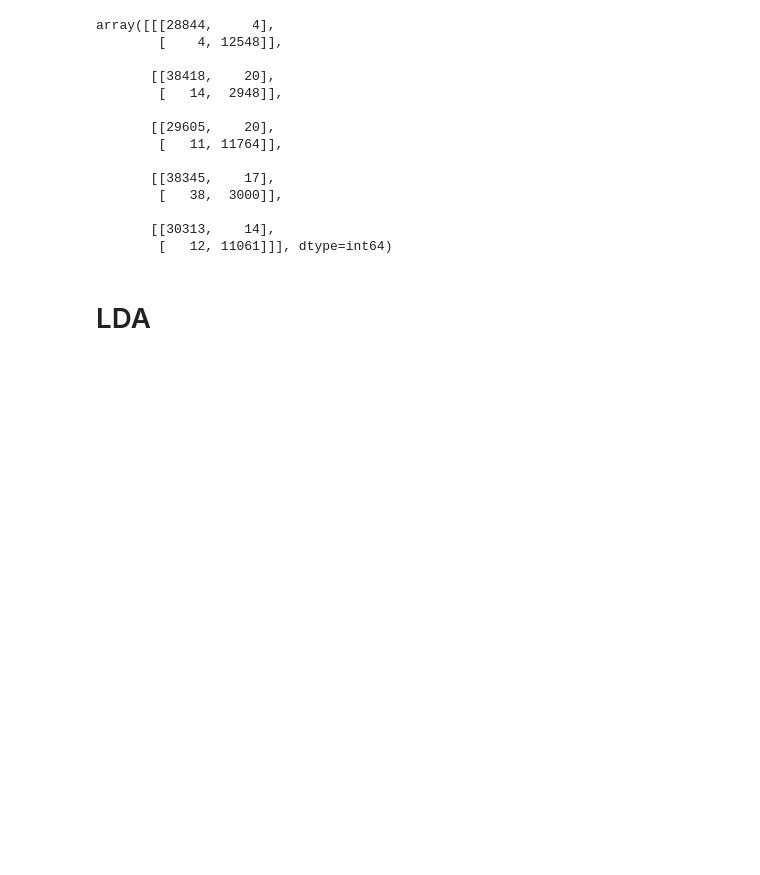
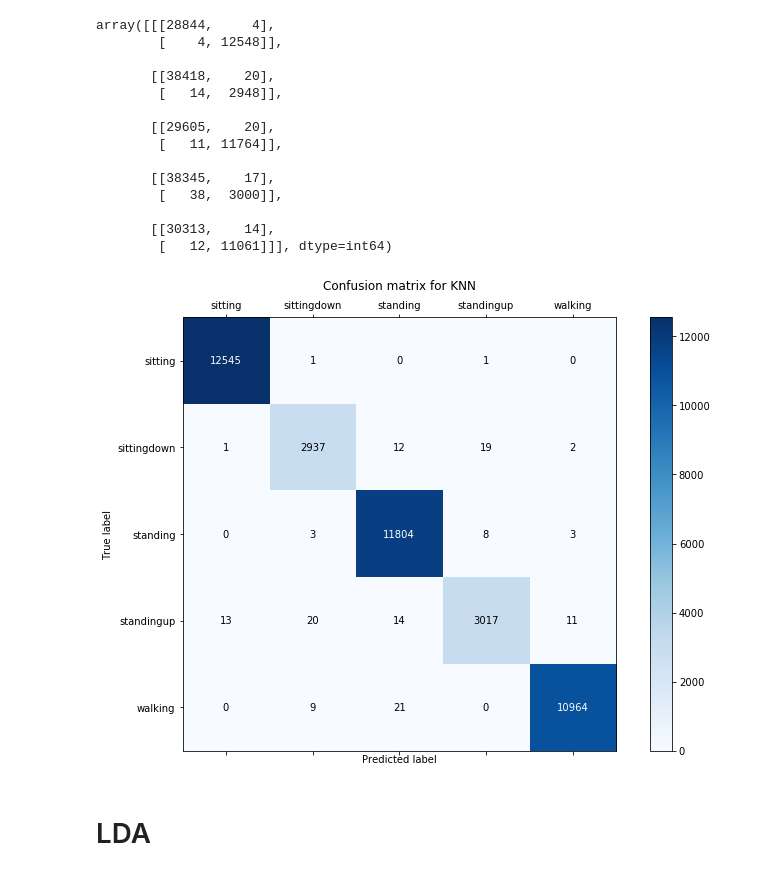
Before and after one commit to randr2019/Data-Mining-Methodology-UCF, a Jupyter notebook: Project2_STA5703/STA5703_Project2_RR.ipynb, the cells around one changed output. Drawn from its saved outputs; the diff is of its cells as text; code cells hidden in the pictures; blank space fills up the shorter version.

```diff
--- a/Project2_STA5703/STA5703_Project2_RR.ipynb
+++ b/Project2_STA5703/STA5703_Project2_RR.ipynb
@@ -88,0 +86,3 @@ array(['sitting', 'sittingdown', 'standing', 'standingup', 'walking'],
+# %%
+class_names=list(data['class'].unique())
+class_names
@@ -348,3 +329,3 @@ array([[[28836,    12],
 # %%
 clf = OneVsRestClassifier(KNeighborsClassifier(n_neighbors=3))
-clf.fit(X_train, Y_train)
+model=clf.fit(X_train, Y_train)
@@ -359,6 +332,6 @@ OneVsRestClassifier(estimator=KNeighborsClassifier(algorithm='auto',
 # %%
-Y_pred=clf.predict(X_test)
-Y_score=clf.predict_proba(X_test)
+Y_pred=model.predict(X_test)
+Y_score=model.predict_proba(X_test)
 # %%
 Y_pred
 # %% [output]
@@ -463,6 +436,27 @@ array([[[28844,     4],
 
        [[30313,    14],
         [   12, 11061]]], dtype=int64)
+# %%
+cn_mat=confusion_matrix(Y_test,Y_pred) ## for regular output data, not binarize
+# %%
+fig, ax = plt.subplots(figsize=(10,7))
+cmap=plt.cm.Blues
+im = ax.matshow(cn_mat, interpolation='nearest', cmap=cmap)
+ax.figure.colorbar(im, ax=ax)
+title = 'Confusion matrix for KNN'
+ax.set(xticklabels=[" "]+class_names, yticklabels=[" "]+class_names,
+       ylabel='True label',
+       xlabel='Predicted label',title=title)
+fmt = 'd'
+thresh = cn_mat.max() / 2.
+for i in range(cn_mat.shape[0]):
+    for j in range(cn_mat.shape[1]):
+        ax.text(j, i, format(cn_mat[i, j], fmt),
+                ha="center", va="center",
+                color="white" if cm[i, j] > thresh else "black")
+fig.tight_layout()
+# %% [output]
+[figure, added]
 # %% [markdown]
 # LDA
 # %%
```
Also changed, not shown: parts of 9 cells of this notebook.
